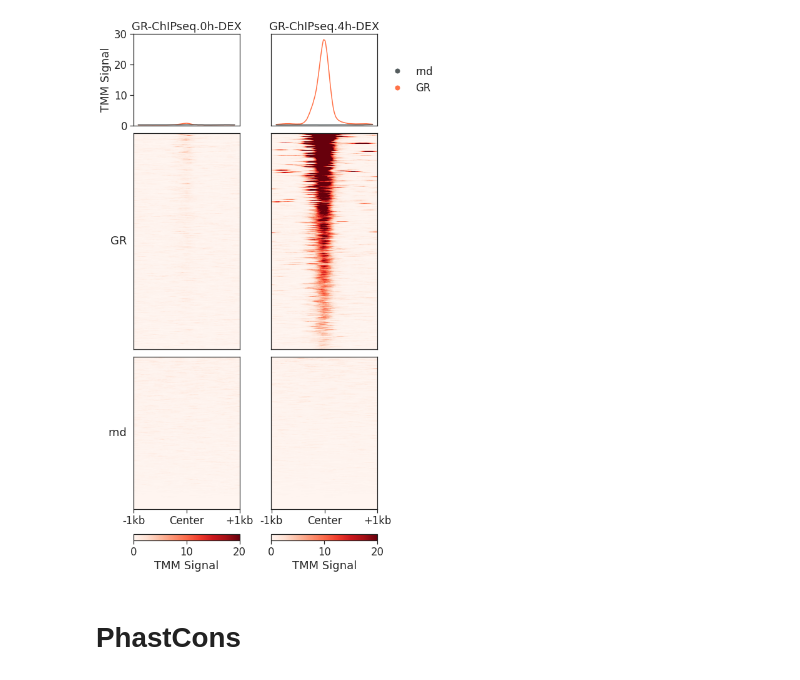
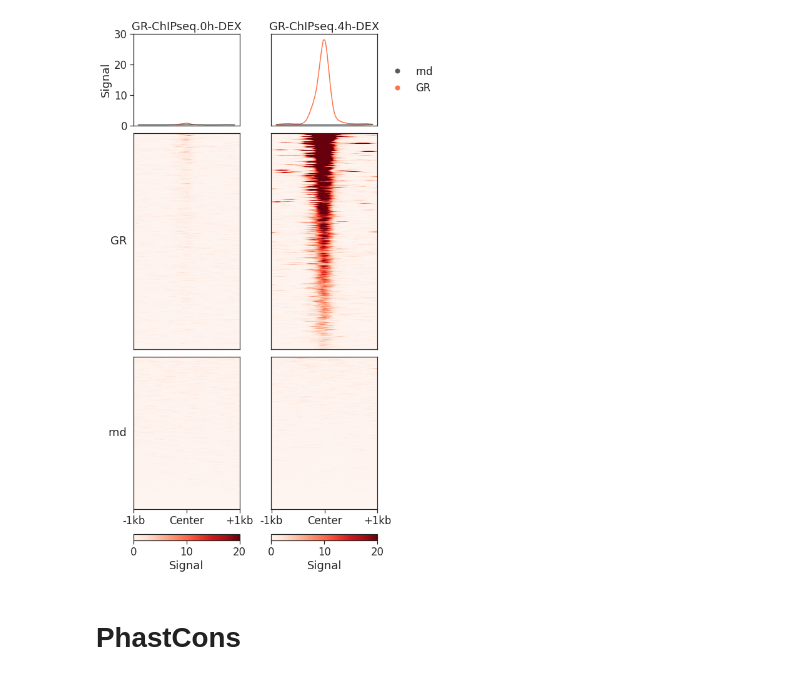
Before and after one commit to birkiy/bluegill, a Jupyter notebook: Example.ipynb, the cells around one changed output. Saved outputs shown, nothing was run; the diff lists cells and outputs as text; code cells hidden in the pictures.

```diff
--- a/Example.ipynb
+++ b/Example.ipynb
@@ -56,17 +56,17 @@ colorPalette = {
 # %%
 
 
 vmax = 20
 vmin = 0
 
 fig = plotHeatmaps(
     N, BED,
     samples, palette, sets, colorPalette,
     ylim=30,vmin=vmin,vmax=vmax,
-    h=1000, clab="TMM Signal", dpi=100
+    h=1000, dpi=100
 )
 # %% [output]
-[figure, old version]
+[figure, new version]
 # %% [markdown]
 # PhastCons
 # %%
```
Also changed, not shown: parts of 3 cells of this notebook, 2 other files.
